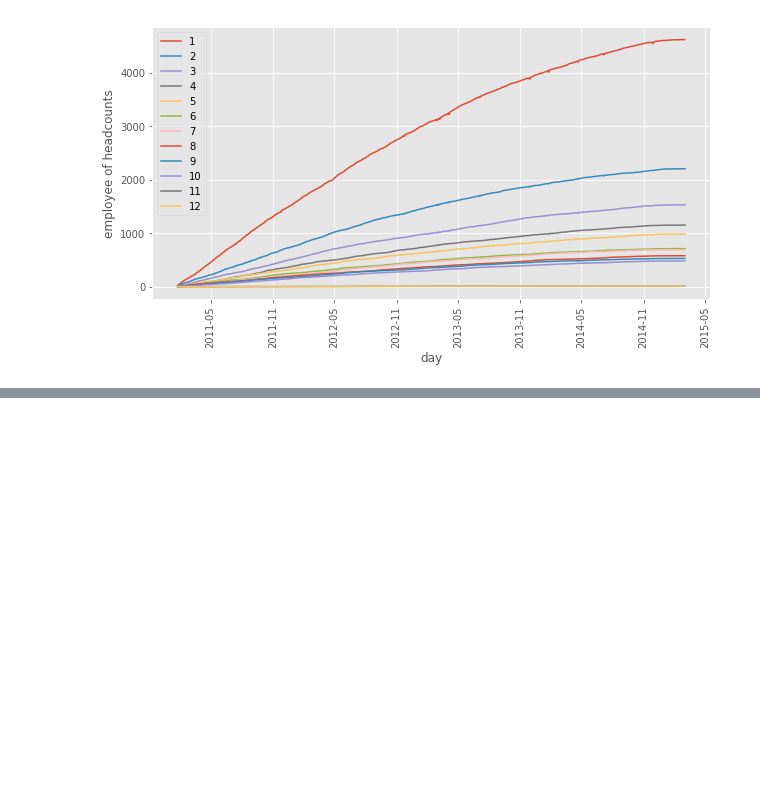
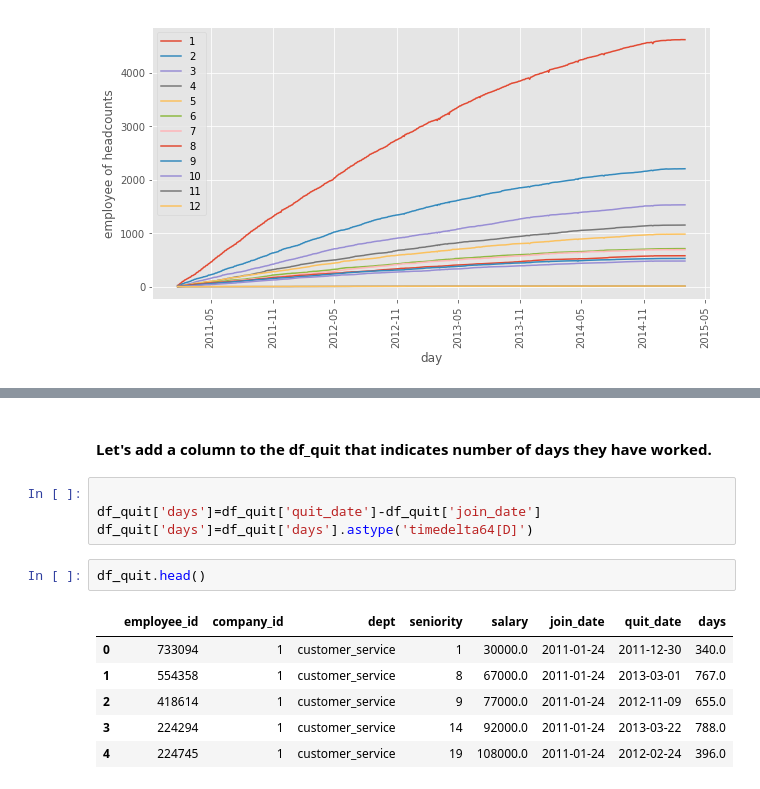
Before and after one commit to moerashidi/employee-retention, a Jupyter notebook: employee-retention.ipynb, the cells around one changed output, grey strips where cells are left out. Saved outputs shown, nothing was run; the diff lists cells and outputs as text; blank space fills up the shorter version.

```diff
--- a/employee-retention.ipynb
+++ b/employee-retention.ipynb
@@ -179,0 +195,15 @@ plt.legend()
+# %% [markdown]
+#### Let's add a column to the df_quit that indicates number of days they have worked.
+# %%
+
+df_quit['days']=df_quit['quit_date']-df_quit['join_date']
+df_quit['days']=df_quit['days'].astype('timedelta64[D]')
+# %%
+df_quit.head()
+# %% [output]
+|  | employee_id | company_id | dept | seniority | salary | join_date | quit_date | days |
+| 0 | 733094 | 1 | customer_service | 1 | 30000.0 | 2011-01-24 | 2011-12-30 | 340.0 |
+| 1 | 554358 | 1 | customer_service | 8 | 67000.0 | 2011-01-24 | 2013-03-01 | 767.0 |
+| 2 | 418614 | 1 | customer_service | 9 | 77000.0 | 2011-01-24 | 2012-11-09 | 655.0 |
+| 3 | 224294 | 1 | customer_service | 14 | 92000.0 | 2011-01-24 | 2013-03-22 | 788.0 |
+| 4 | 224745 | 1 | customer_service | 19 | 108000.0 | 2011-01-24 | 2012-02-24 | 396.0 |
```
Also changed, not shown: parts of 9 cells of this notebook.
